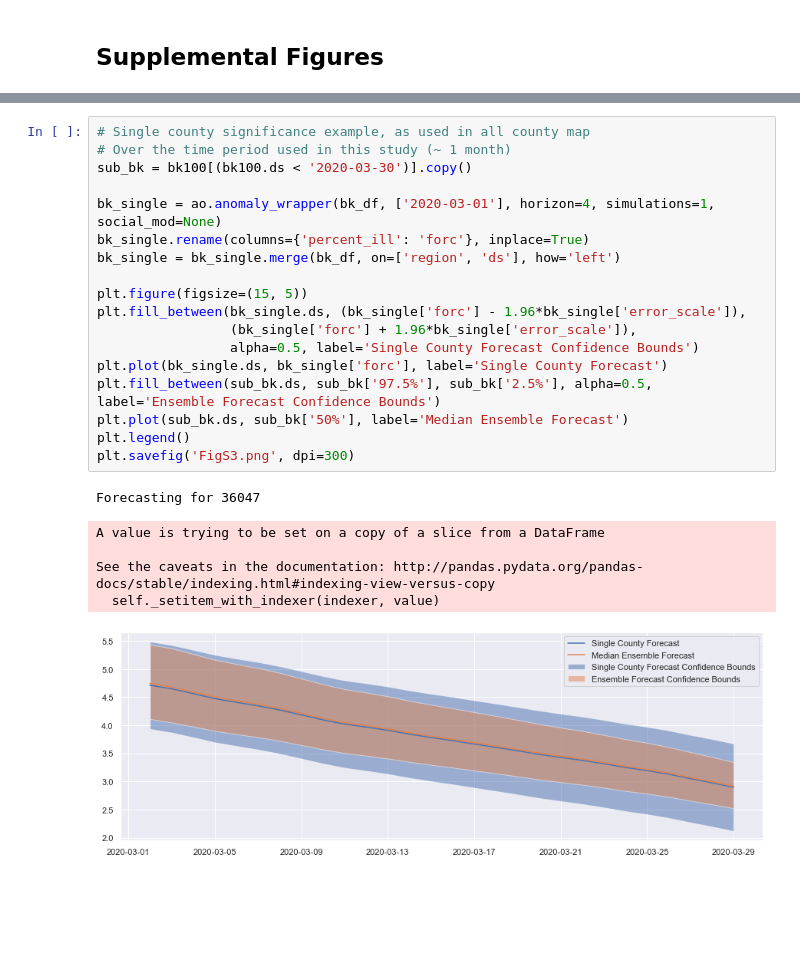
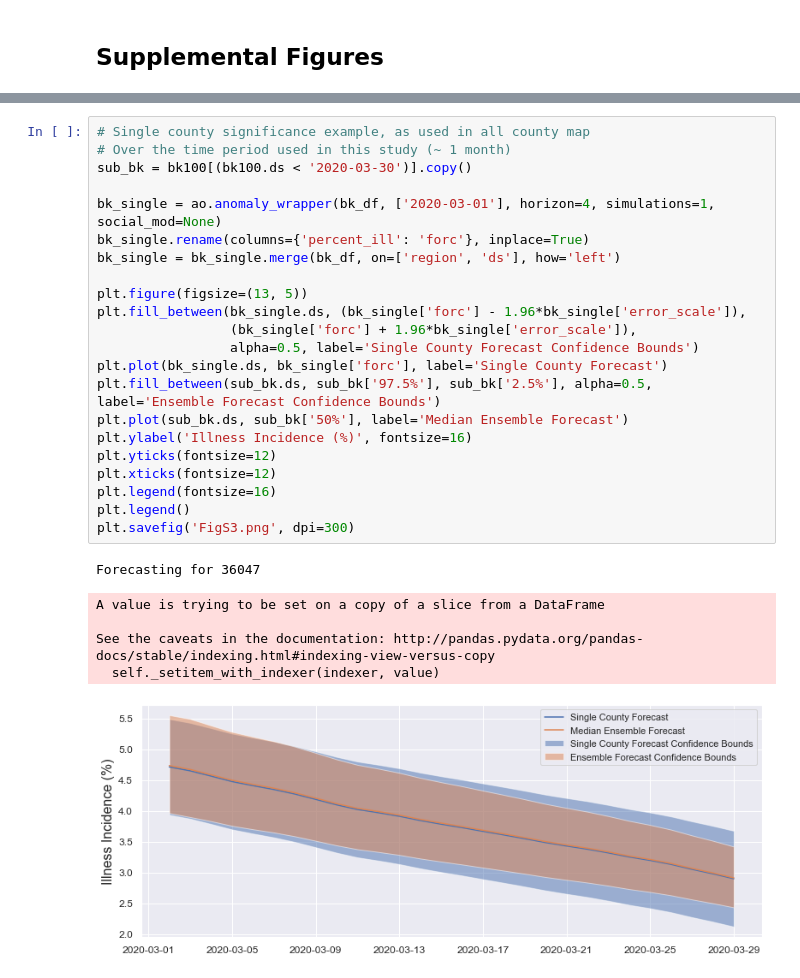
Before and after one commit to kinsahealth/therm_anomaly_detection, a Jupyter notebook: Brooklyn_SantaClara_examples.ipynb, the cells around one changed output, grey strips where cells are left out. Drawn from its saved outputs; the diff is of its cells as text; blank space fills up the shorter version.

```diff
--- a/Brooklyn_SantaClara_examples.ipynb
+++ b/Brooklyn_SantaClara_examples.ipynb
@@ -191,25 +191,29 @@ plt.savefig('FigS2.png', dpi=300)
 # %%
 # Single county significance example, as used in all county map
 # Over the time period used in this study (~ 1 month)
 sub_bk = bk100[(bk100.ds < '2020-03-30')].copy()
 
 bk_single = ao.anomaly_wrapper(bk_df, ['2020-03-01'], horizon=4, simulations=1, social_mod=None)
 bk_single.rename(columns={'percent_ill': 'forc'}, inplace=True)
 bk_single = bk_single.merge(bk_df, on=['region', 'ds'], how='left')
 
-plt.figure(figsize=(15, 5))
+plt.figure(figsize=(13, 5))
 plt.fill_between(bk_single.ds, (bk_single['forc'] - 1.96*bk_single['error_scale']),
                  (bk_single['forc'] + 1.96*bk_single['error_scale']),
                  alpha=0.5, label='Single County Forecast Confidence Bounds')
 plt.plot(bk_single.ds, bk_single['forc'], label='Single County Forecast')
 plt.fill_between(sub_bk.ds, sub_bk['97.5%'], sub_bk['2.5%'], alpha=0.5, label='Ensemble Forecast Confidence Bounds')
 plt.plot(sub_bk.ds, sub_bk['50%'], label='Median Ensemble Forecast')
+plt.ylabel('Illness Incidence (%)', fontsize=16)
+plt.yticks(fontsize=12)
+plt.xticks(fontsize=12)
+plt.legend(fontsize=16)
 plt.legend()
 plt.savefig('FigS3.png', dpi=300)
 # %% [output]
 Forecasting for 36047
 A value is trying to be set on a copy of a slice from a DataFrame
 
 See the caveats in the documentation: http://pandas.pydata.org/pandas-docs/stable/indexing.html#indexing-view-versus-copy
   self._setitem_with_indexer(indexer, value)
-[figure, old version]
+[figure, new version]
```
Also changed, not shown: parts of 3 cells of this notebook.
